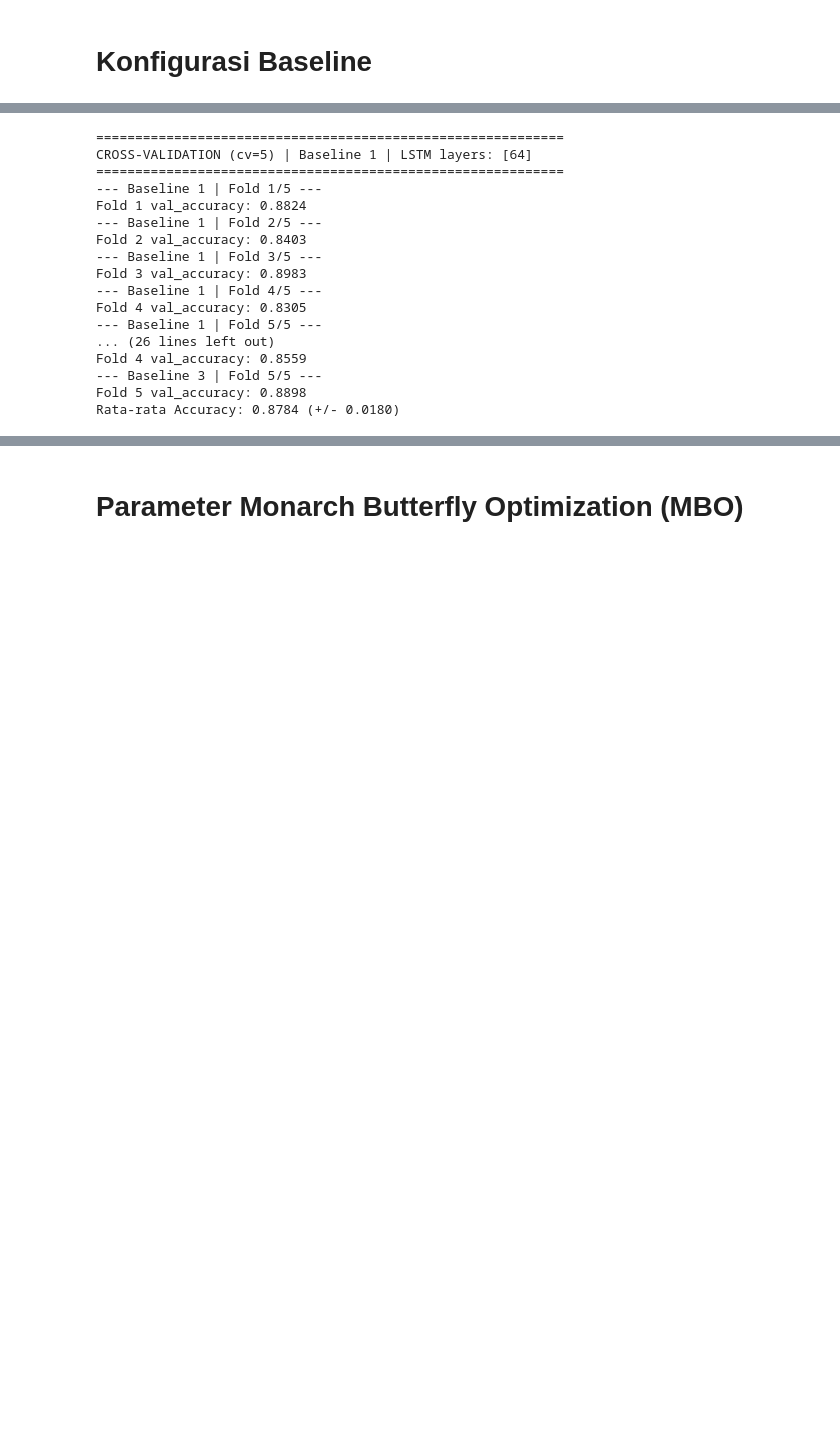
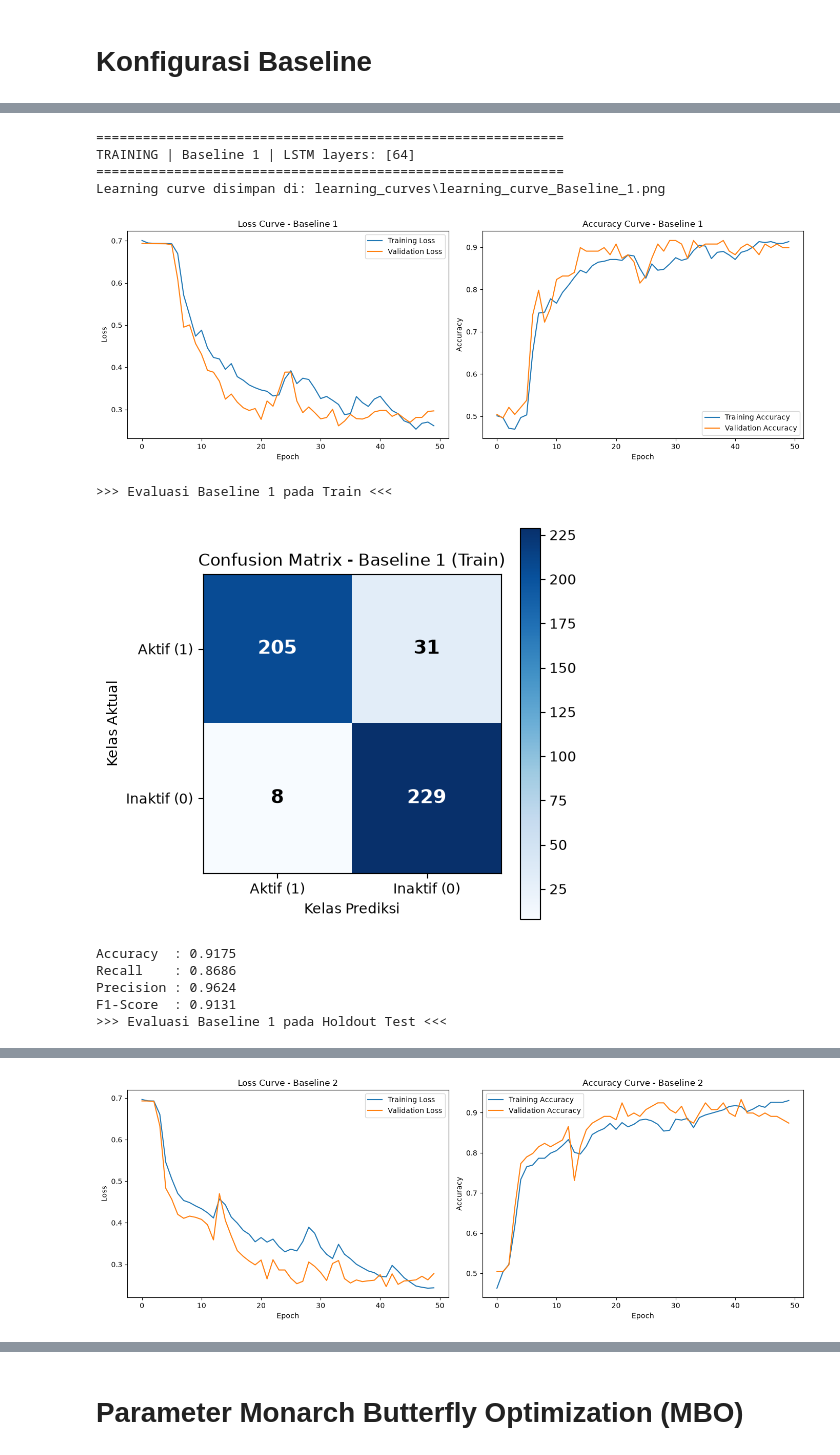
Before and after one commit to EmirAtthariq/Smiles2Vec_LSTM, a Jupyter notebook: smiles2vec_LSTM.ipynb, the cells around one changed output, grey strips where cells are left out. Saved outputs shown, nothing was run; the diff lists cells and outputs as text; code cells hidden in the pictures; blank space fills up the shorter version.

```diff
--- a/smiles2vec_LSTM.ipynb
+++ b/smiles2vec_LSTM.ipynb
@@ -376,35 +357,64 @@ def cross_val_with_history(units_list, X_cv, Y_cv, k=5, epochs=50, lr=0.001, bat
 # %%
-cv_results = {}
-cv_histories = {}
+final_baseline_nets = {}
+baseline_histories = {}
+baseline_eval_results = {}
 
 for name, units_list in baseline_configs.items():
     print("="*60)
-    print(f"CROSS-VALIDATION (cv=5) | {name} | LSTM layers: {units_list}")
+    print(f"TRAINING | {name} | LSTM layers: {units_list}")
     print("="*60)
 
-    scores, histories = cross_val_with_history(
-        units_list, X_cv, Y_cv,
-        k=5, epochs=50, lr=0.001, batch_size=32, model_name=name
+    net = build_skorch_net_with_history(
+        units_list, X_val, Y_val,
+        vocab_size=vocab_size, epochs=50, lr=0.001, batch_size=32
     )
-    cv_results[name] = scores
-    cv_histories[name] = histories
+    net.fit(X_tr, Y_tr)
+    final_baseline_nets[name] = net
 
-    print(f"Rata-rata Accuracy: {scores.mean():.4f} (+/- {scores.std():.4f})")
+    history = {
+        "loss": [row["train_loss"] for row in net.history],
+        "val_loss": [row["valid_loss"] for row in net.history],
+        "accuracy": [row["train_acc"] for row in net.history],
+        "val_accuracy": [row["valid_acc"] for row in net.history],
+    }
+    baseline_histories[name] = history
+    plot_learning_curve(history, model_name=name)
+
+    # Evaluasi ke Train
+    y_pred_train = net.predict(X_tr)
+    TP_tr, TN_tr, FP_tr, FN_tr = compute_confusion_matrix(Y_tr, y_pred_train)
+    metrics_train = compute_metrics(TP_tr, TN_tr, FP_tr, FN_tr)
+
+    print(f">>> Evaluasi {name} pada Train <<<")
+    plot_confusion_matrix_image(TP_tr, TN_tr, FP_tr, FN_tr, model_name=name, dataset_name="Train")
+    print(f"Accuracy  : {metrics_train['accuracy']:.4f}")
+    print(f"Recall    : {metrics_train['recall']:.4f}")
+    print(f"Precision : {metrics_train['precision']:.4f}")
+    print(f"F1-Score  : {metrics_train['f1_score']:.4f}")
+
+    # Evaluasi ke Test
+    y_pred_test = net.predict(X_test_int)
+    TP_te, TN_te, FP_te, FN_te = compute_confusion_matrix(Y_test_int, y_pred_test)
+    metrics_test = compute_metrics(TP_te, TN_te, FP_te, FN_te)
+
+    print(f">>> Evaluasi {name} pada Holdout Test <<<")
+    plot_confusion_matrix_image(TP_te, TN_te, FP_te, FN_te, model_name=name, dataset_name="Holdout Test")
+    print(f"Accuracy  : {metrics_test['accuracy']:.4f}")
+    print(f"Recall    : {metrics_test['recall']:.4f}")
+    print(f"Precision : {metrics_test['precision']:.4f}")
+    print(f"F1-Score  : {metrics_test['f1_score']:.4f}")
+
+    baseline_eval_results[name] = {"train": metrics_train, "test": metrics_test}
 # %% [output]
 ============================================================
-CROSS-VALIDATION (cv=5) | Baseline 1 | LSTM layers: [64]
+TRAINING | Baseline 1 | LSTM layers: [64]
 ============================================================
---- Baseline 1 | Fold 1/5 ---
-Fold 1 val_accuracy: 0.8824
---- Baseline 1 | Fold 2/5 ---
-Fold 2 val_accuracy: 0.8403
---- Baseline 1 | Fold 3/5 ---
-Fold 3 val_accuracy: 0.8983
---- Baseline 1 | Fold 4/5 ---
-Fold 4 val_accuracy: 0.8305
---- Baseline 1 | Fold 5/5 ---
-... (26 lines left out)
-Fold 4 val_accuracy: 0.8559
---- Baseline 3 | Fold 5/5 ---
-Fold 5 val_accuracy: 0.8898
-Rata-rata Accuracy: 0.8784 (+/- 0.0180)
+Learning curve disimpan di: learning_curves\learning_curve_Baseline_1.png
+[figure, added]
+>>> Evaluasi Baseline 1 pada Train <<<
+[figure, added]
+Accuracy  : 0.9175
+Recall    : 0.8686
+Precision : 0.9624
+F1-Score  : 0.9131
+>>> Evaluasi Baseline 1 pada Holdout Test <<<
@@ -410,0 +430 @@ Rata-rata Accuracy: 0.8784 (+/- 0.0180)
+[figure, added]
```
Also changed, not shown: parts of 35 cells of this notebook, 13 other files.
